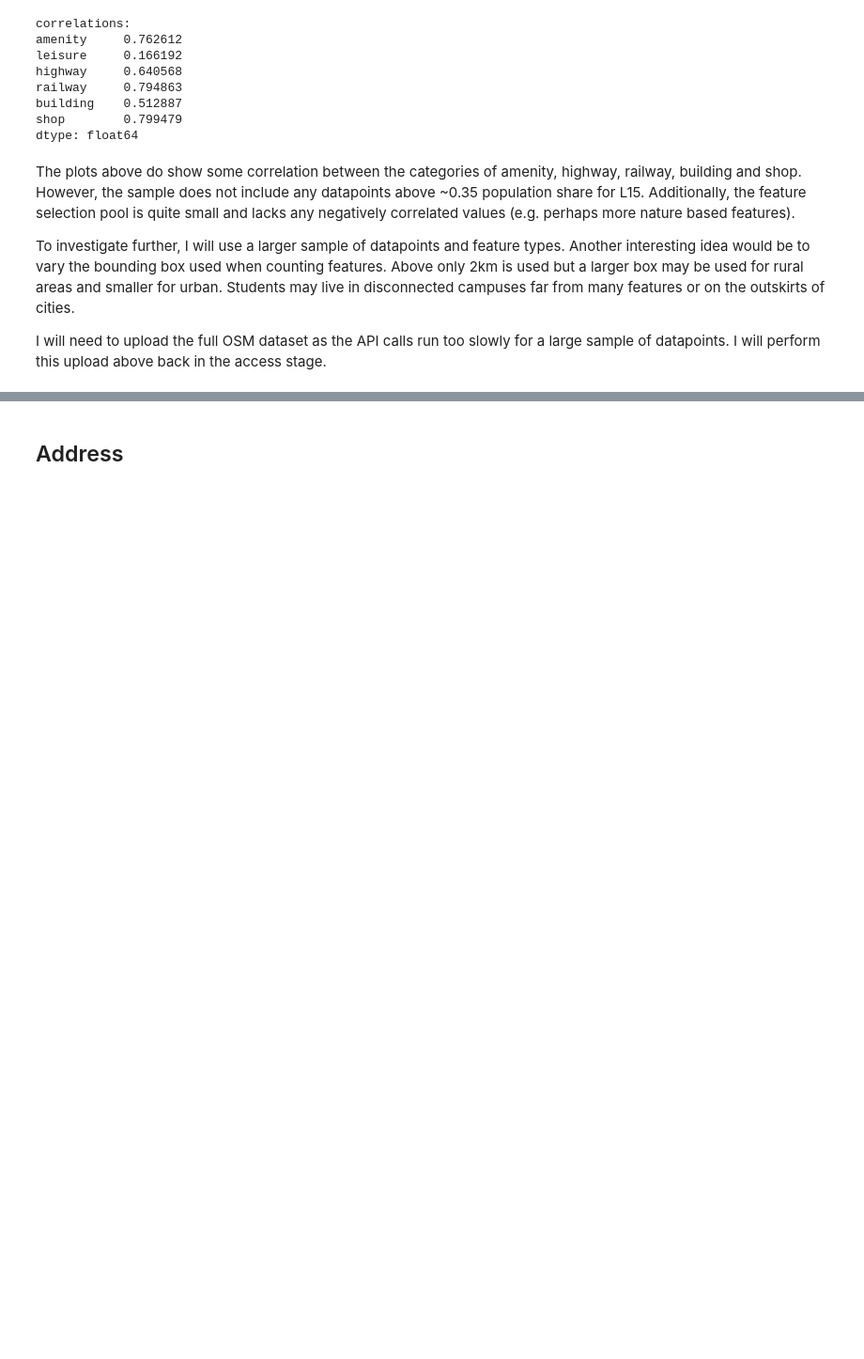
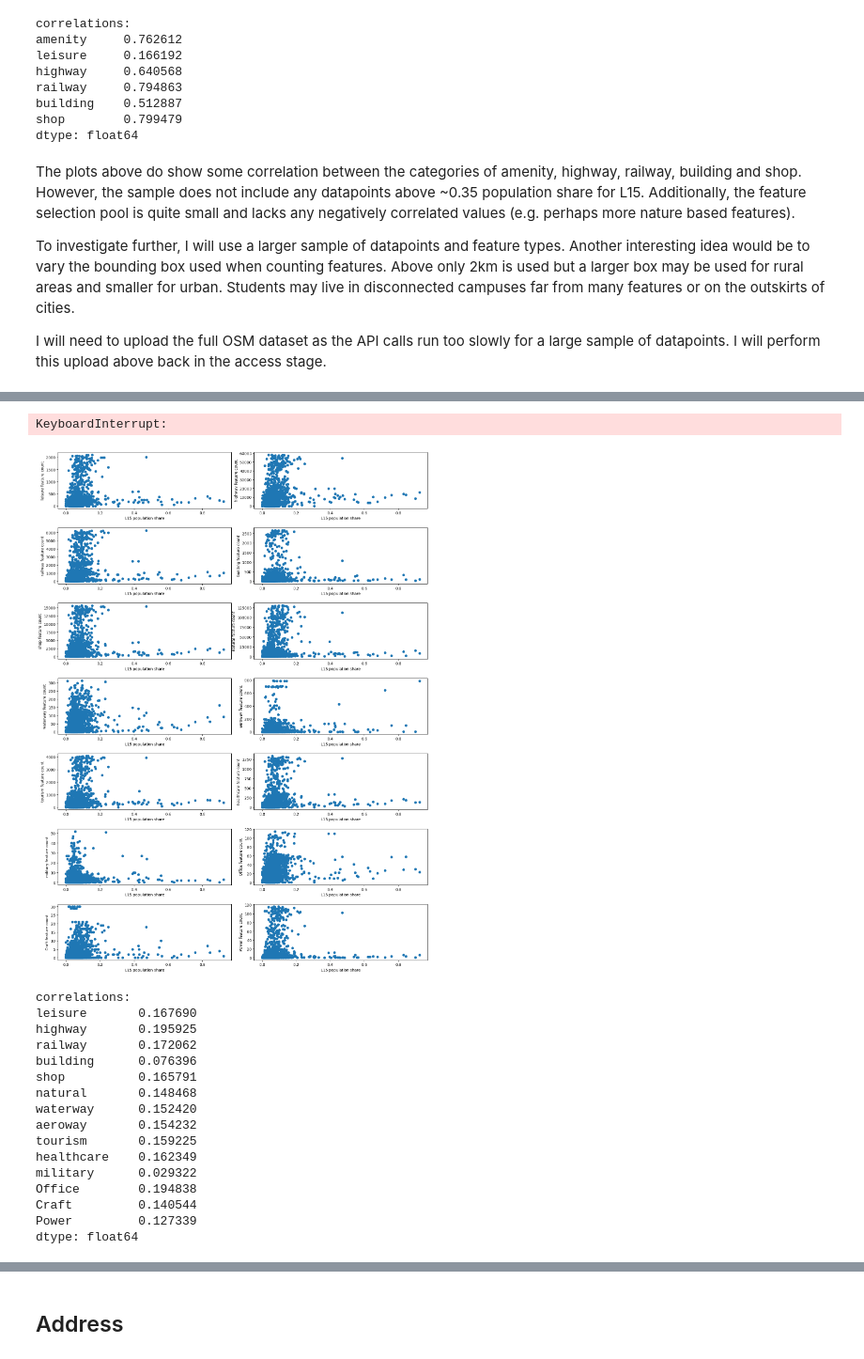
Before and after one commit to jr919cam/jr919_ads_2024, a Jupyter notebook: _notebooks/ads_course_assessment.ipynb, the cells around one changed output, grey strips where cells are left out. Shown at 94% size. Drawn from its saved outputs; the diff is of its cells as text; code cells hidden in the pictures; blank space fills up the shorter version.

```diff
--- a/_notebooks/ads_course_assessment.ipynb
+++ b/_notebooks/ads_course_assessment.ipynb
@@ -810,0 +758,16 @@ feature_counts = {tag:0 for tag in tags.keys()}
+# %%
+# sample 50 random points from the NS-SEC database
+sample_df = grouped_ns_sec_and_coordinate_df.sample(n=2_000, random_state=10)
+
+# get the demographic count columns
+demographic_columns = ['does_not_apply','L1_L2_L3',	'L4_L5_L6',	'L7',	'L8_L9',	'L10_L11',	'L12',	'L13',	'L14',	'L15' ]
+total_demographics_pop = sample_df[demographic_columns].sum(axis=1)
+
+# nomralise the demographic columns
+sample_df[demographic_columns] = sample_df[demographic_columns].div(total_demographics_pop, axis=0)
+
+# select only english areas (no welsh data in sql upload)
+sample_df = sample_df[sample_df['area_code'].apply(lambda x: x[0] == 'E')]
+# select the columns of interest
+norm_l15 = sample_df[['L15', 'latitude', 'longitude', 'shape_area']].reset_index(drop=True)
+norm_l15
@@ -810,0 +788,37 @@ feature_counts = {tag:0 for tag in tags.keys()}
+# %%
+# get correlations
+feature_counts_df = get_pois_count_df_from_coords(norm_l15['latitude'],	norm_l15['longitude'], tags, norm_l15['shape_area'])
+# %% [output]
+KeyboardInterrupt:
+# %%
+correlations = feature_counts_df.corrwith(norm_l15['L15'])
+
+# plot scatter graph of feature count against L15 population share
+fig, axs = plt.subplots(7, 2, figsize=(15,20))
+fig.tight_layout(pad=3)
+relevant_features = correlations[correlations.notna()].index
+for ax, feature in zip(axs.flatten(), relevant_features):
+  ax.scatter(norm_l15['L15'], feature_counts_df[feature])
+  ax.set_ylabel(feature + " feature count")
+  ax.set_xlabel("L15 population share")
+plt.show()
+print("correlations: ")
+print(correlations)
+# %% [output]
+[figure, added]
+correlations:
+leisure       0.167690
+highway       0.195925
+railway       0.172062
+building      0.076396
+shop          0.165791
+natural       0.148468
+waterway      0.152420
+aeroway       0.154232
+tourism       0.159225
+healthcare    0.162349
+military      0.029322
+Office        0.194838
+Craft         0.140544
+Power         0.127339
+dtype: float64
```
Also changed, not shown: parts of 7 cells of this notebook.
